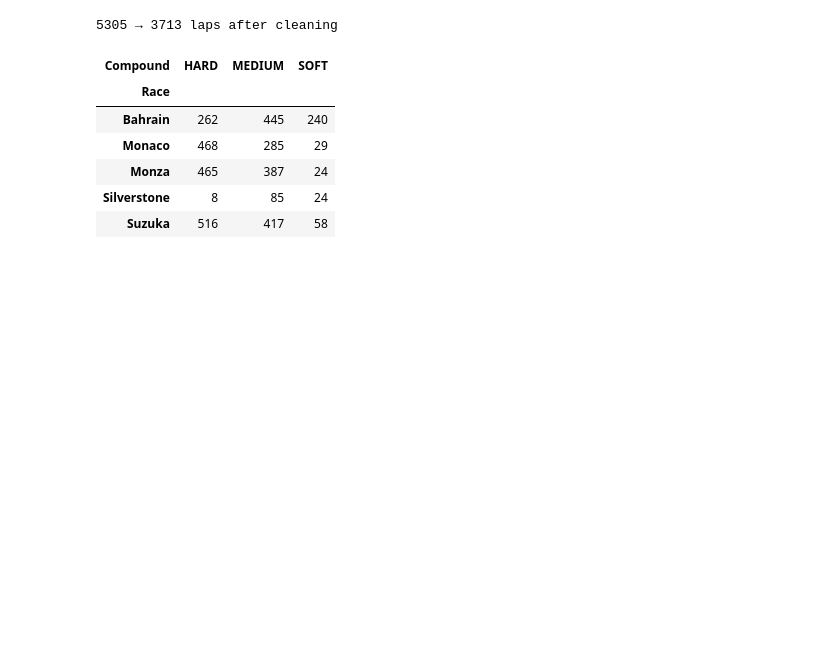
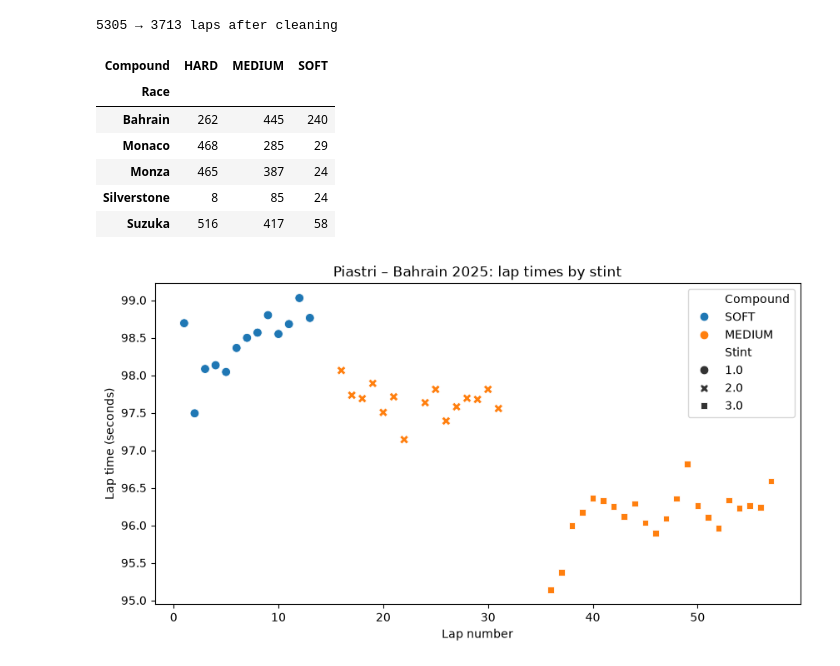
Before and after one commit to gavinvasco-prog/f1-race-analysis, a Jupyter notebook: notebooks/Gavin_tyre_degradation.ipynb, the cells around one changed output. Cells and saved outputs as stored; diff of their text form; code cells hidden in the pictures; blank space fills up the shorter version.

Commit message:
Add stint plot and tyre degradation regression

```diff
--- a/notebooks/Gavin_tyre_degradation.ipynb
+++ b/notebooks/Gavin_tyre_degradation.ipynb
@@ -132,3 +132,14 @@ clean.groupby(["Race", "Compound"]).size().unstack()
 | Monza | 465 | 387 | 24 |
 | Silverstone | 8 | 85 | 24 |
 | Suzuka | 516 | 417 | 58 |
+# %%
+driver = clean[(clean["Race"] == "Bahrain") & (clean["Driver"] == "PIA")]
+
+plt.figure(figsize=(10, 5))
+sns.scatterplot(data=driver, x="LapNumber", y="LapTime_s", hue="Compound", style="Stint", s=60)
+plt.title("Piastri – Bahrain 2025: lap times by stint")
+plt.xlabel("Lap number")
+plt.ylabel("Lap time (seconds)")
+plt.show()
+# %% [output]
+[figure, added]
```
Also changed, not shown: parts of 2 cells of this notebook.
